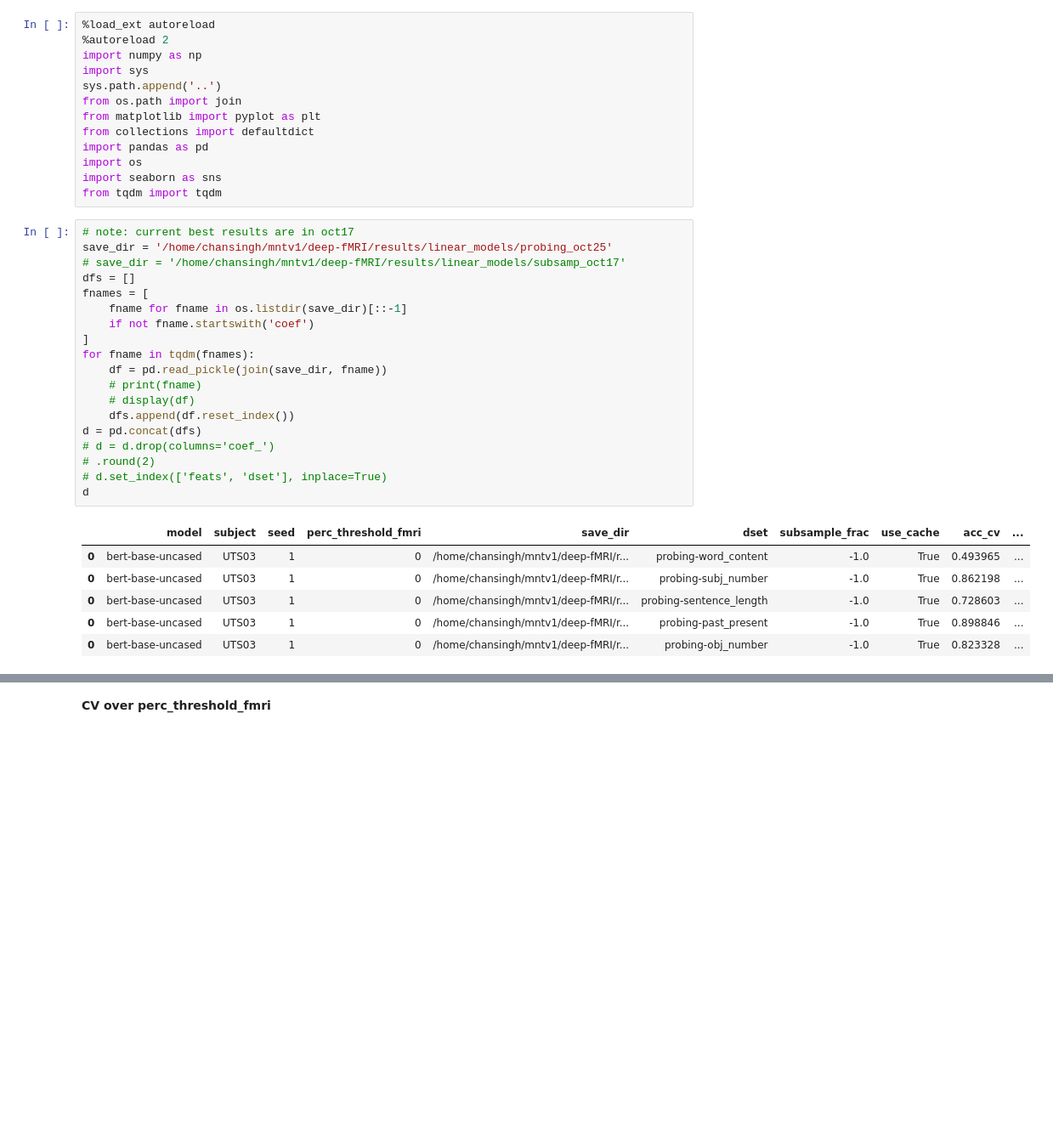
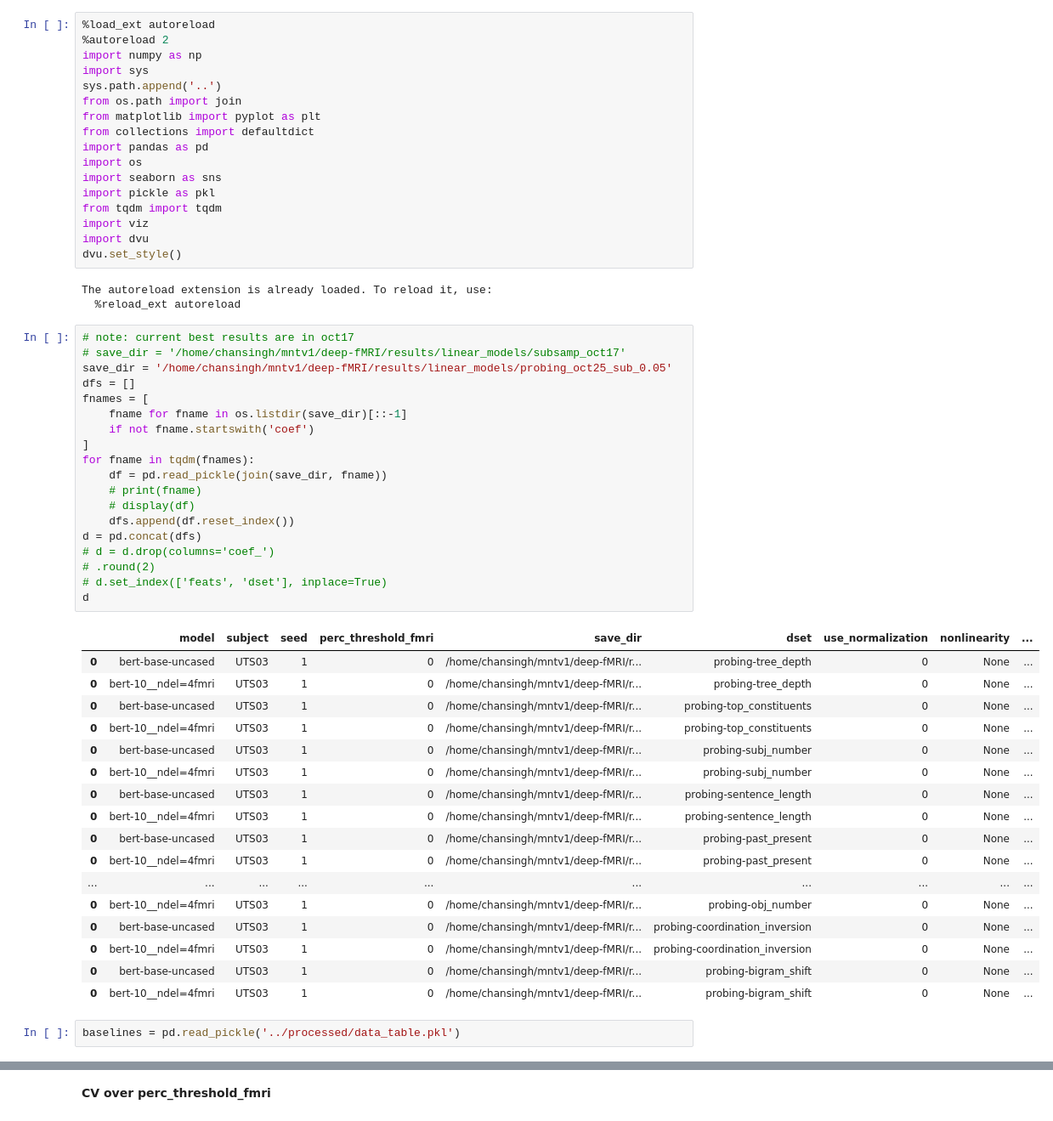
Before and after one commit to csinva/interpretable-embeddings, a Jupyter notebook: notebooks/02_probing.ipynb, the cells around one changed output, grey strips where cells are left out. Shown: that part at 85% size. Cells and saved outputs as stored; diff of their text form; blank space fills up the shorter version.

```diff
--- a/notebooks/02_probing.ipynb
+++ b/notebooks/02_probing.ipynb
@@ -10,30 +10,50 @@ from collections import defaultdict
 import pandas as pd
 import os
 import seaborn as sns
+import pickle as pkl
 from tqdm import tqdm
+import viz
+import dvu
+dvu.set_style()
+# %% [output]
+The autoreload extension is already loaded. To reload it, use:
+  %reload_ext autoreload
 # %%
 # note: current best results are in oct17
-save_dir = '/home/chansingh/mntv1/deep-fMRI/results/linear_models/probing_oct25'
 # save_dir = '/home/chansingh/mntv1/deep-fMRI/results/linear_models/subsamp_oct17'
+save_dir = '/home/chansingh/mntv1/deep-fMRI/results/linear_models/probing_oct25_sub_0.05'
 dfs = []
 fnames = [
     fname for fname in os.listdir(save_dir)[::-1]
     if not fname.startswith('coef')
 ]
 for fname in tqdm(fnames):
     df = pd.read_pickle(join(save_dir, fname))
     # print(fname)
     # display(df)
     dfs.append(df.reset_index())
 d = pd.concat(dfs)
 # d = d.drop(columns='coef_')
 # .round(2)
 # d.set_index(['feats', 'dset'], inplace=True)
 d
 # %% [output]
-|  | model | subject | seed | perc_threshold_fmri | save_dir | dset | subsample_frac | use_cache | acc_cv | ... |
-| 0 | bert-base-uncased | UTS03 | 1 | 0 | /home/chansingh/mntv1/deep-fMRI/r... | probing-word_content | -1.0 | True | 0.493965 | ... |
-| 0 | bert-base-uncased | UTS03 | 1 | 0 | /home/chansingh/mntv1/deep-fMRI/r... | probing-subj_number | -1.0 | True | 0.862198 | ... |
-| 0 | bert-base-uncased | UTS03 | 1 | 0 | /home/chansingh/mntv1/deep-fMRI/r... | probing-sentence_length | -1.0 | True | 0.728603 | ... |
-| 0 | bert-base-uncased | UTS03 | 1 | 0 | /home/chansingh/mntv1/deep-fMRI/r... | probing-past_present | -1.0 | True | 0.898846 | ... |
-| 0 | bert-base-uncased | UTS03 | 1 | 0 | /home/chansingh/mntv1/deep-fMRI/r... | probing-obj_number | -1.0 | True | 0.823328 | ... |
+|  | model | subject | seed | perc_threshold_fmri | save_dir | dset | use_normalization | nonlinearity | ... |
+| 0 | bert-base-uncased | UTS03 | 1 | 0 | /home/chansingh/mntv1/deep-fMRI/r... | probing-tree_depth | 0 | None | ... |
+| 0 | bert-10__ndel=4fmri | UTS03 | 1 | 0 | /home/chansingh/mntv1/deep-fMRI/r... | probing-tree_depth | 0 | None | ... |
+| 0 | bert-base-uncased | UTS03 | 1 | 0 | /home/chansingh/mntv1/deep-fMRI/r... | probing-top_constituents | 0 | None | ... |
+| 0 | bert-10__ndel=4fmri | UTS03 | 1 | 0 | /home/chansingh/mntv1/deep-fMRI/r... | probing-top_constituents | 0 | None | ... |
+| 0 | bert-base-uncased | UTS03 | 1 | 0 | /home/chansingh/mntv1/deep-fMRI/r... | probing-subj_number | 0 | None | ... |
+| 0 | bert-10__ndel=4fmri | UTS03 | 1 | 0 | /home/chansingh/mntv1/deep-fMRI/r... | probing-subj_number | 0 | None | ... |
+| 0 | bert-base-uncased | UTS03 | 1 | 0 | /home/chansingh/mntv1/deep-fMRI/r... | probing-sentence_length | 0 | None | ... |
+| 0 | bert-10__ndel=4fmri | UTS03 | 1 | 0 | /home/chansingh/mntv1/deep-fMRI/r... | probing-sentence_length | 0 | None | ... |
+| 0 | bert-base-uncased | UTS03 | 1 | 0 | /home/chansingh/mntv1/deep-fMRI/r... | probing-past_present | 0 | None | ... |
+| 0 | bert-10__ndel=4fmri | UTS03 | 1 | 0 | /home/chansingh/mntv1/deep-fMRI/r... | probing-past_present | 0 | None | ... |
+| ... | ... | ... | ... | ... | ... | ... | ... | ... | ... |
+| 0 | bert-10__ndel=4fmri | UTS03 | 1 | 0 | /home/chansingh/mntv1/deep-fMRI/r... | probing-obj_number | 0 | None | ... |
+| 0 | bert-base-uncased | UTS03 | 1 | 0 | /home/chansingh/mntv1/deep-fMRI/r... | probing-coordination_inversion | 0 | None | ... |
+| 0 | bert-10__ndel=4fmri | UTS03 | 1 | 0 | /home/chansingh/mntv1/deep-fMRI/r... | probing-coordination_inversion | 0 | None | ... |
+| 0 | bert-base-uncased | UTS03 | 1 | 0 | /home/chansingh/mntv1/deep-fMRI/r... | probing-bigram_shift | 0 | None | ... |
+| 0 | bert-10__ndel=4fmri | UTS03 | 1 | 0 | /home/chansingh/mntv1/deep-fMRI/r... | probing-bigram_shift | 0 | None | ... |
+# %%
+baselines = pd.read_pickle('../processed/data_table.pkl')
```
Also changed, not shown: parts of 3 cells of this notebook, 12 other files.
